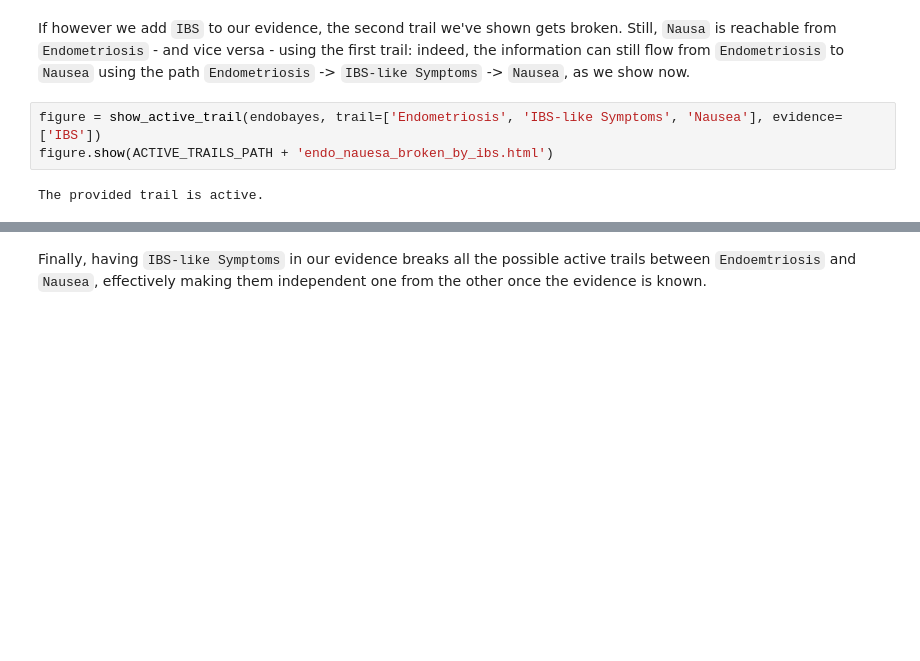
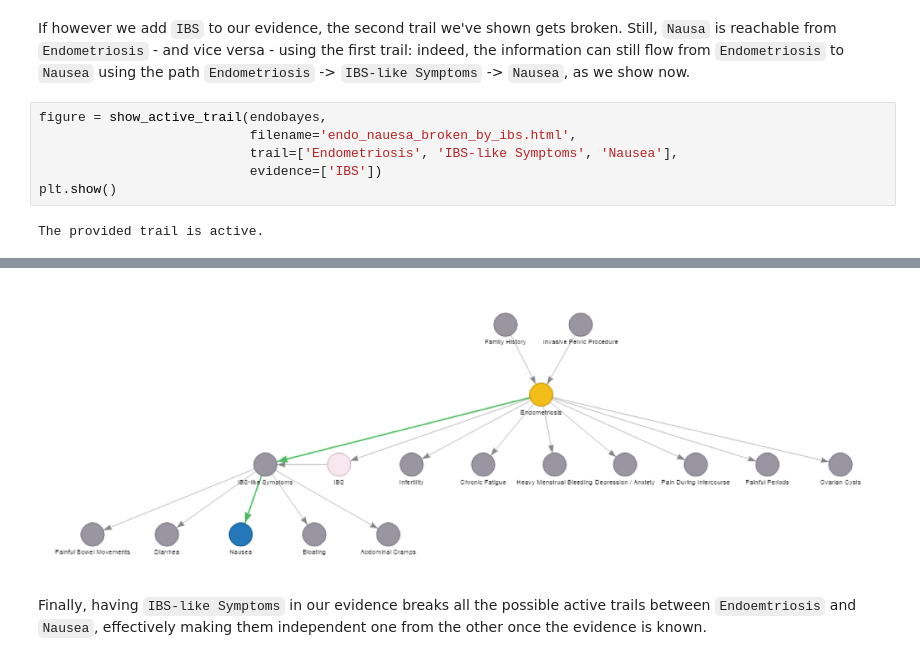
Before and after one commit to mwritescode/EndoBayes, a Jupyter notebook: src/EndoBayes.ipynb, the cells around one changed output, grey strips where cells are left out. Saved outputs shown, nothing was run; the diff lists cells and outputs as text; blank space fills up the shorter version.

```diff
--- a/src/EndoBayes.ipynb
+++ b/src/EndoBayes.ipynb
@@ -676,7 +618,10 @@ The provided trail is active.
 # %% [markdown]
 If however we add `IBS` to our evidence, the second trail we've shown gets broken. Still, `Nausa` is reachable from `Endometriosis` - and vice versa - using the first trail: indeed, the information can still flow from `Endometriosis` to `Nausea` using the path `Endometriosis` -> `IBS-like Symptoms` -> `Nausea`, as we show now.
 # %%
-figure = show_active_trail(endobayes, trail=['Endometriosis', 'IBS-like Symptoms', 'Nausea'], evidence=['IBS'])
-figure.show(ACTIVE_TRAILS_PATH + 'endo_nauesa_broken_by_ibs.html')
+figure = show_active_trail(endobayes,
+                           filename='endo_nauesa_broken_by_ibs.html',
+                           trail=['Endometriosis', 'IBS-like Symptoms', 'Nausea'],
+                           evidence=['IBS'])
+plt.show()
 # %% [output]
 The provided trail is active.
@@ -684,3 +628,4 @@ The provided trail is active.
+[figure, added]
 # %% [markdown]
 Finally, having `IBS-like Symptoms` in our evidence breaks all the possible active trails between `Endoemtriosis` and `Nausea`, effectively making them independent one from the other once the evidence is known.
 # %%
```
Also changed, not shown: parts of 27 cells of this notebook.
